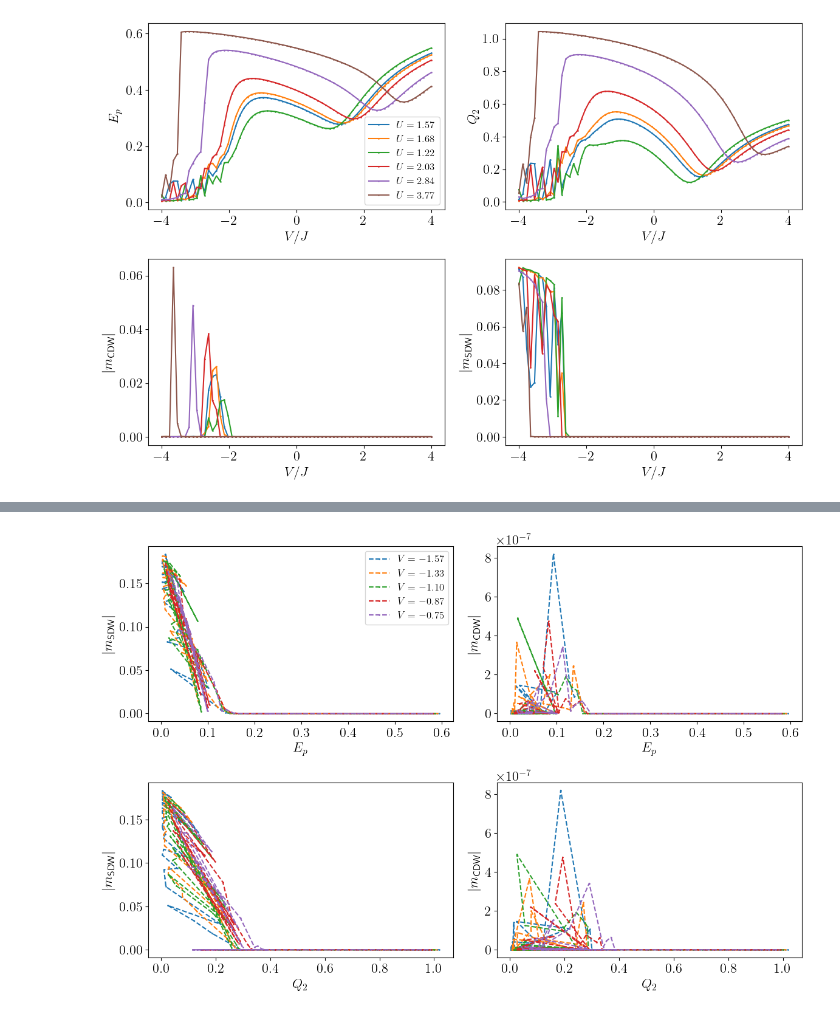
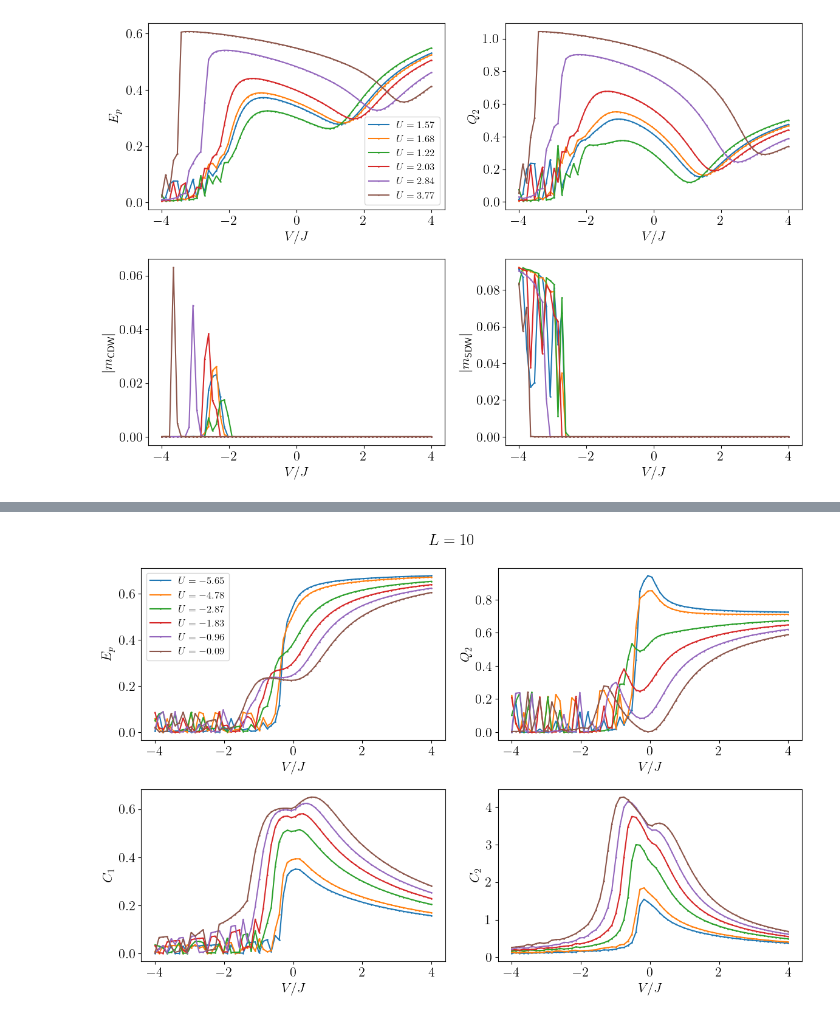
Before and after one commit to FelipePicoli/Extended_Hubbard_Model, a Jupyter notebook: notebooks/EHM_phase_diagram.ipynb, the cells around one changed output, grey strips where cells are left out. Cells and saved outputs as stored; diff of their text form; code cells hidden in the pictures.

Commit message:
some plots

```diff
--- a/notebooks/EHM_phase_diagram.ipynb
+++ b/notebooks/EHM_phase_diagram.ipynb
@@ -101,7 +101,7 @@ def load_scalar_data(results, model, exec, L, N_Points, is_pairs):
         m_sdw = abs(df['m_sdw'].values.reshape(nV, nU).T)
         m_cdw = abs(df['m_cdw'].values.reshape(nV, nU).T)
 
-        avg_linear_entropy = df['S'].values.reshape(nV, nU)
+        avg_linear_entropy = df['S'].values.reshape(nV, nU).T
 
         return U_vals, V_vals, U_unique, V_unique, m_sdw, m_cdw, avg_linear_entropy, E_GS, E_p, E_p_bits, quantum_coherence_1, Q_2, Q_2_bits, quantum_coherence_2
 # %%
@@ -391,53 +445,54 @@ plt.show()
 # %%
-fig, ax = plt.subplots(2, 2, figsize=(12, 8))
-# plt.suptitle(f"$L = {L}$")
-
-for V_target in V_targets_negatives:
-    i_V_fixed = np.argmin(np.abs(V_vals - V_target))
-    ax[0, 0].plot(E_p[i_V_fixed, :], m_cdw[i_V_fixed, :], 'o--', label=fr"$V={V_vals[i_V_fixed]:.2f}$", markersize=0.9)
-    ax[0, 1].plot(E_p[i_V_fixed, :], m_sdw[i_V_fixed, :], 'o--', markersize=0.9)
-    ax[1, 0].plot(Q_2[i_V_fixed, :], m_cdw[i_V_fixed, :], 'o--', markersize=0.9)
-    ax[1, 1].plot(Q_2[i_V_fixed, :], m_sdw[i_V_fixed, :], 'o--', markersize=0.9)
-
-ax[0, 0].set_xlabel(r"$E_p$")
-ax[0, 1].set_xlabel(r"$E_p$")
-ax[1, 0].set_xlabel(r"$Q_2$")
-ax[1, 1].set_xlabel(r"$Q_2$")
-
-ax[0, 0].set_ylabel(r"$|m_{\text{SDW}}|$")
-ax[0, 1].set_ylabel(r"$|m_{\text{CDW}}|$")
-ax[1, 0].set_ylabel(r"$|m_{\text{SDW}}|$")
-ax[1, 1].set_ylabel(r"$|m_{\text{CDW}}|$")
-ax[0, 0].legend(fontsize=12)
-
-plt.tight_layout()
-# fig.savefig(f"{figures_path}/{model}_{exec}/E_p_magnetization_charge_density={L}__fixed_V_negative_.png", dpi = 500, bbox_inches='tight')
-plt.show()
-
 fig, ax = plt.subplots(2, 2, figsize=(12, 8))
 plt.suptitle(f"$L = {L}$")
 
-for V_target in V_targets_positives:
-    i_V_fixed = np.argmin(np.abs(V_vals - V_target))
-    ax[0, 0].plot(m_cdw[i_V_fixed, :], E_p[i_V_fixed, :], 'o--', label=fr"$U={V_vals[i_V_fixed]:.2f}$", markersize=0.9)
-    ax[0, 1].plot(m_sdw[i_V_fixed, :], E_p[i_V_fixed, :], 'o--', markersize=0.9)
-    ax[1, 0].plot(m_cdw[i_V_fixed, :], Q_2[i_V_fixed, :], 'o--', markersize=0.9)
-    ax[1, 1].plot(m_sdw[i_V_fixed, :], Q_2[i_V_fixed, :], 'o--', markersize=0.9)
+for U_target in U_targets_negatives:
+    i_U_fixed = np.argmin(np.abs(U_vals - U_target))
+    ax[0, 0].plot(V_vals,   E_p[:, i_U_fixed], 'o-', markersize=0.9,  label=fr"$U={U_vals[i_U_fixed]:.2f}$")
+    ax[0, 1].plot(V_vals,   Q_2[:, i_U_fixed], 'o-', markersize=0.9)
+    ax[1, 0].plot(V_vals, quantum_coherence_1[:, i_U_fixed], 'o-', markersize=0.9)
+    ax[1, 1].plot(V_vals, quantum_coherence_2[:, i_U_fixed], 'o-', markersize=0.9)
 
-ax[0, 0].set_xlabel(r"$E_p$")
-ax[0, 1].set_xlabel(r"$E_p$")
-ax[1, 0].set_xlabel(r"$Q_2$")
-ax[1, 1].set_xlabel(r"$Q_2$")
+ax[0, 0].set_xlabel(r"$V / J$")
+ax[0, 1].set_xlabel(r"$V / J$")
+ax[1, 0].set_xlabel(r"$V / J$")
+ax[1, 1].set_xlabel(r"$V / J$")
 
-ax[0, 0].set_ylabel(r"$|m_{\text{SDW}}|$")
-ax[0, 1].set_ylabel(r"$|m_{\text{CDW}}|$")
-ax[1, 0].set_ylabel(r"$|m_{\text{SDW}}|$")
-ax[1, 1].set_ylabel(r"$|m_{\text{CDW}}|$")
+ax[0, 0].set_ylabel(r"$E_p$")
+ax[0, 1].set_ylabel(r"$Q_2$")
+ax[1, 0].set_ylabel(r"$C_1$")
+ax[1, 1].set_ylabel(r"$C_2$")
 
 ax[0, 0].legend(fontsize=12)
 
 plt.tight_layout()
-fig.savefig(f"{figures_path}/{model}_{exec}/E_p_magnetization_charge_density={L}__fixed_V_positive_.png", dpi = 500, bbox_inches='tight')
+fig.savefig(f"{figures_path}/{model}_{exec}/entanglement_measures_={L}_fixed_U_negative_.png", dpi = 500, bbox_inches='tight')
 plt.show()
+
+fig, ax = plt.subplots(2, 2, figsize=(12, 8))
+ # plt.suptitle(f"$L = {L}$")
+
+for U_target in U_targets_positives:
+    i_U_fixed = np.argmin(np.abs(U_vals - U_target))
+    ax[0, 0].plot(V_vals,   E_p[:, i_U_fixed], 'o-', markersize=0.9,  label=fr"$U={V_vals[i_U_fixed]:.2f}$")
+    ax[0, 1].plot(V_vals,   Q_2[:, i_U_fixed], 'o-', markersize=0.9)
+    ax[1, 0].plot(V_vals, quantum_coherence_1[:, i_U_fixed], 'o-', markersize=0.9)
+    ax[1, 1].plot(V_vals, quantum_coherence_2[:, i_U_fixed], 'o-', markersize=0.9)
+
+ax[0, 0].set_xlabel(r"$V / J$")
+ax[0, 1].set_xlabel(r"$V / J$")
+ax[1, 0].set_xlabel(r"$V / J$")
+ax[1, 1].set_xlabel(r"$V / J$")
+
+ax[0, 0].set_ylabel(r"$E_p$")
+ax[0, 1].set_ylabel(r"$Q_2$")
+ax[1, 0].set_ylabel(r"$C_1$")
+ax[1, 1].set_ylabel(r"$C_2$")
+
+ax[0, 0].legend(fontsize=12)
+
+plt.tight_layout()
+fig.savefig(f"{figures_path}/{model}_{exec}/entanglement_measures_={L}_fixed_U_positive_.png", dpi = 500, bbox_inches='tight')
+plt.show()
 # %% [output]
-[figure, old version]
+[figure, new version]
```
Also changed, not shown: parts of 7 cells of this notebook, 6 other files.
